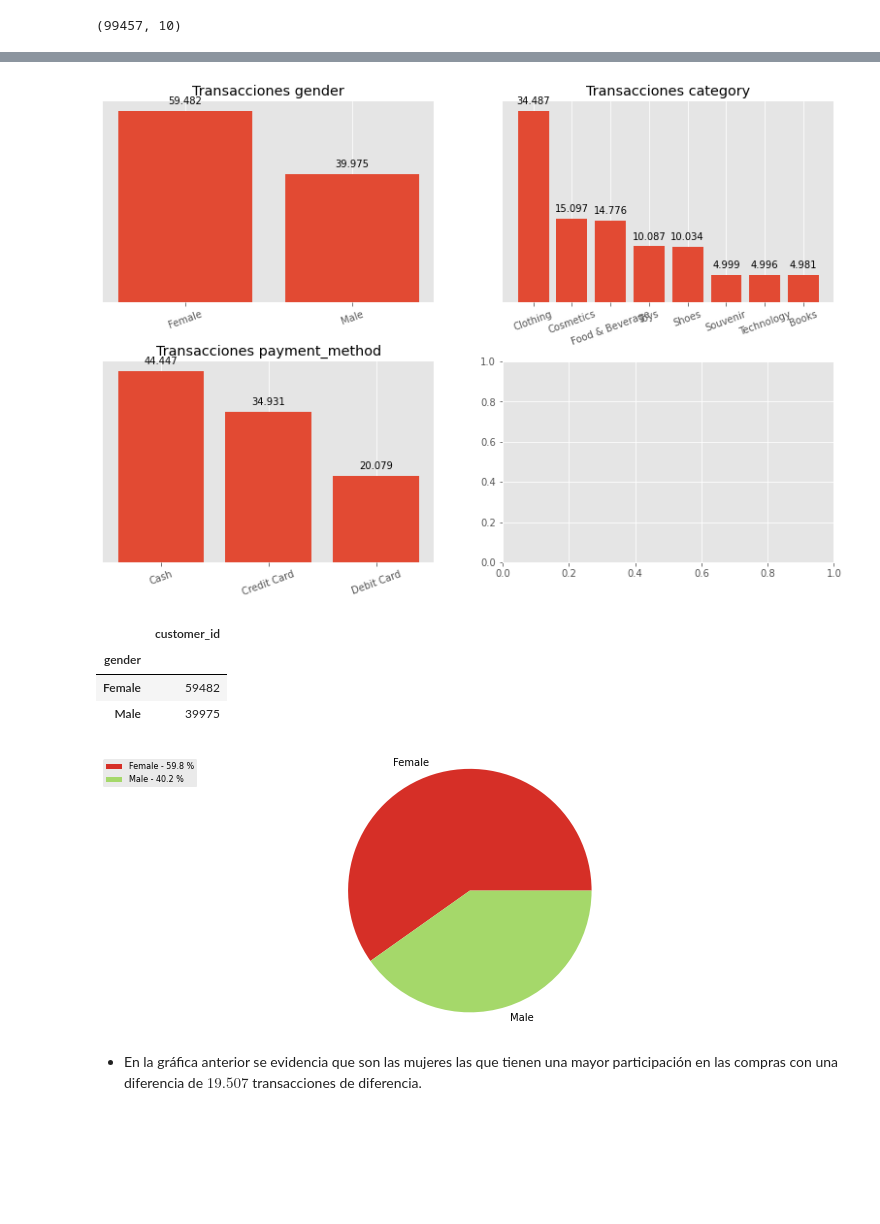
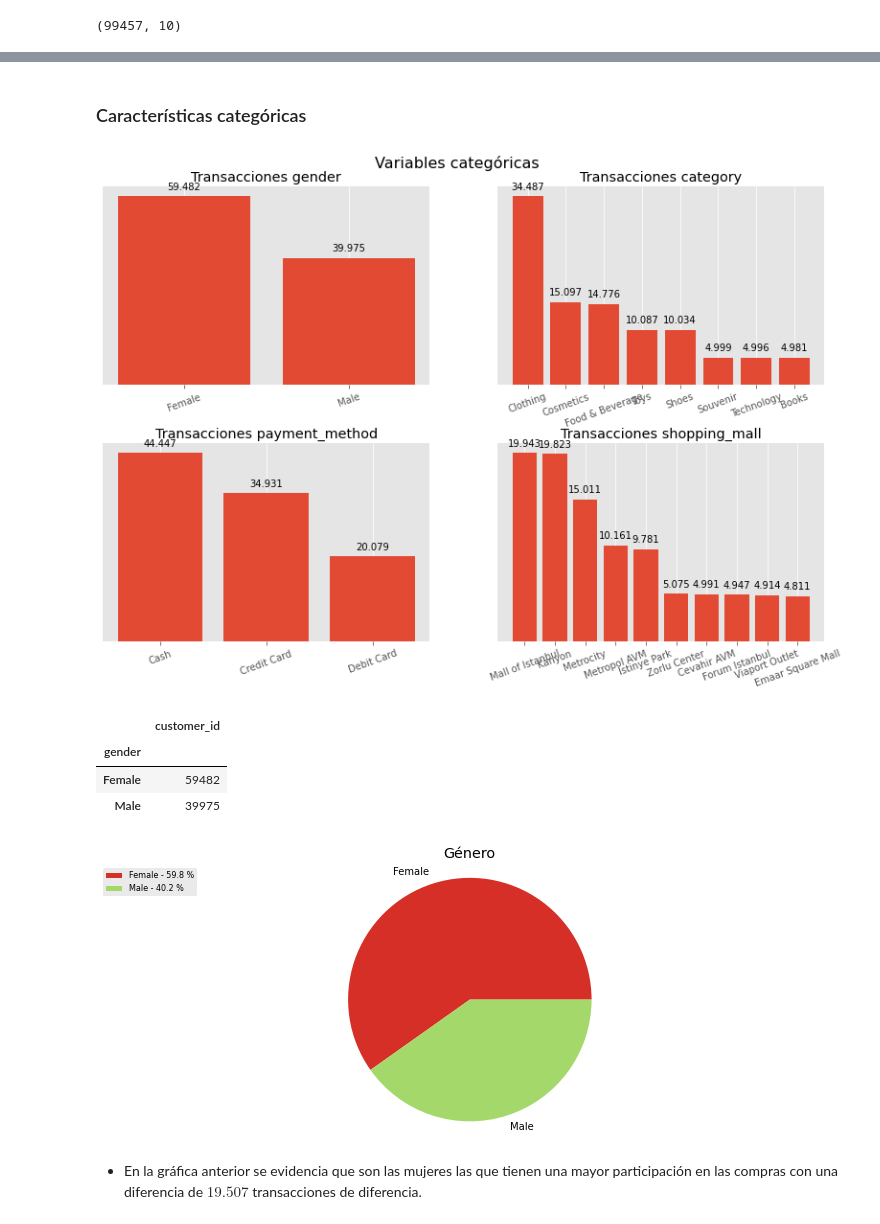
Before and after one commit to Mdm2016/Monografia-udea-cohorte-5, a Jupyter notebook: entregable_ii/2.preprocesamiento.ipynb, the cells around one changed output, grey strips where cells are left out. Drawn from its saved outputs; the diff is of its cells as text; code cells hidden in the pictures; blank space fills up the shorter version.

```diff
--- a/entregable_ii/2.preprocesamiento.ipynb
+++ b/entregable_ii/2.preprocesamiento.ipynb
@@ -17,12 +26,18 @@ plt.style.use('ggplot')
 # %% [markdown]
 ### Gráficas
 # %%
-def pie_plot(data: pd.DataFrame, col: str) -> None:
+def pie_plot(data: pd.DataFrame,
+             col: str,
+             title: str,
+             savefig: bool = False) -> None:
     """Genera un gráfico de torta basado en una columna de un DataFrame.
 
     Args:
         data (pd.DataFrame): El DataFrame que contiene los datos.
         col (str): El nombre de la columna a graficar.
+        title: Título de la gráfica.
+        savefig: Opcional. Si se quiere guardar la imagen
+         en output.
 
     Returns:
         None: Muestra el gráfico de pastel.
@@ -54,5 +69,12 @@ def pie_plot(data: pd.DataFrame, col: str) -> None:
     # bbox_to_anchor especifica en coordenadas la posición de la legenda
     plt.legend(patches, labels, bbox_to_anchor=(-0.1, 1.), fontsize=8)
 
+    # Agregar título
+    plt.title(title)
+
+    # Guardar la figura si savefig es True y se proporciona una ruta
+    if savefig:
+        plt.savefig(os.path.join('..', 'output', f'{title}.png'), bbox_inches='tight')
+
     plt.show()
 # %%
@@ -214,9 +254,15 @@ memory usage: 7.6+ MB
+# %% [markdown]
+### Características categóricas
 # %%
-cols = ['gender', 'category', 'payment_method']
+cols = ['gender', 'category', 'payment_method', 'shopping_mall']
 
-bar_subplots(shopping_data, cols, savefig=False)
+bar_subplots(
+    df=shopping_categorical,
+    columns=cols,
+    title='Variables categóricas',
+    savefig=True)
 # %% [output]
-[figure, old version]
+[figure, new version]
 # %%
 gender = shopping_data.groupby('gender').agg({'customer_id': 'count'})
 # %%
@@ -227,9 +273,13 @@ gender
 | Female | 59482 |
 | Male | 39975 |
 # %%
-pie_plot(gender, 'customer_id')
+pie_plot(
+    data=gender,
+    col='customer_id',
+    title='Género',
+    savefig=True)
 # %% [output]
-[figure, old version]
+[figure, new version]
 # %% [markdown]
 * En la gráfica anterior se evidencia que son las mujeres las que tienen una mayor participación en las compras con una diferencia de $19.507$ transacciones de diferencia.
 # %%
```
Also changed, not shown: parts of 62 cells of this notebook.
